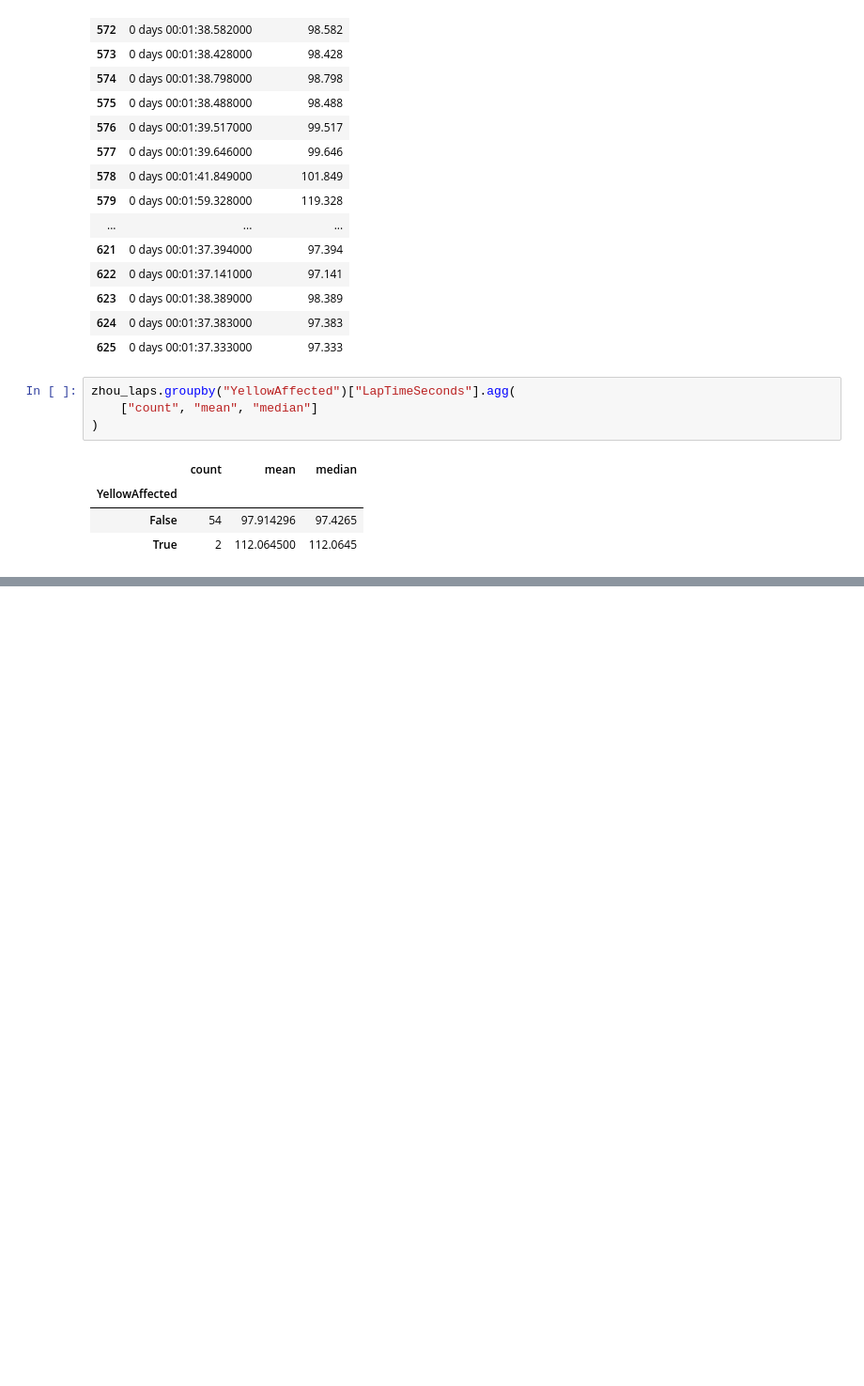
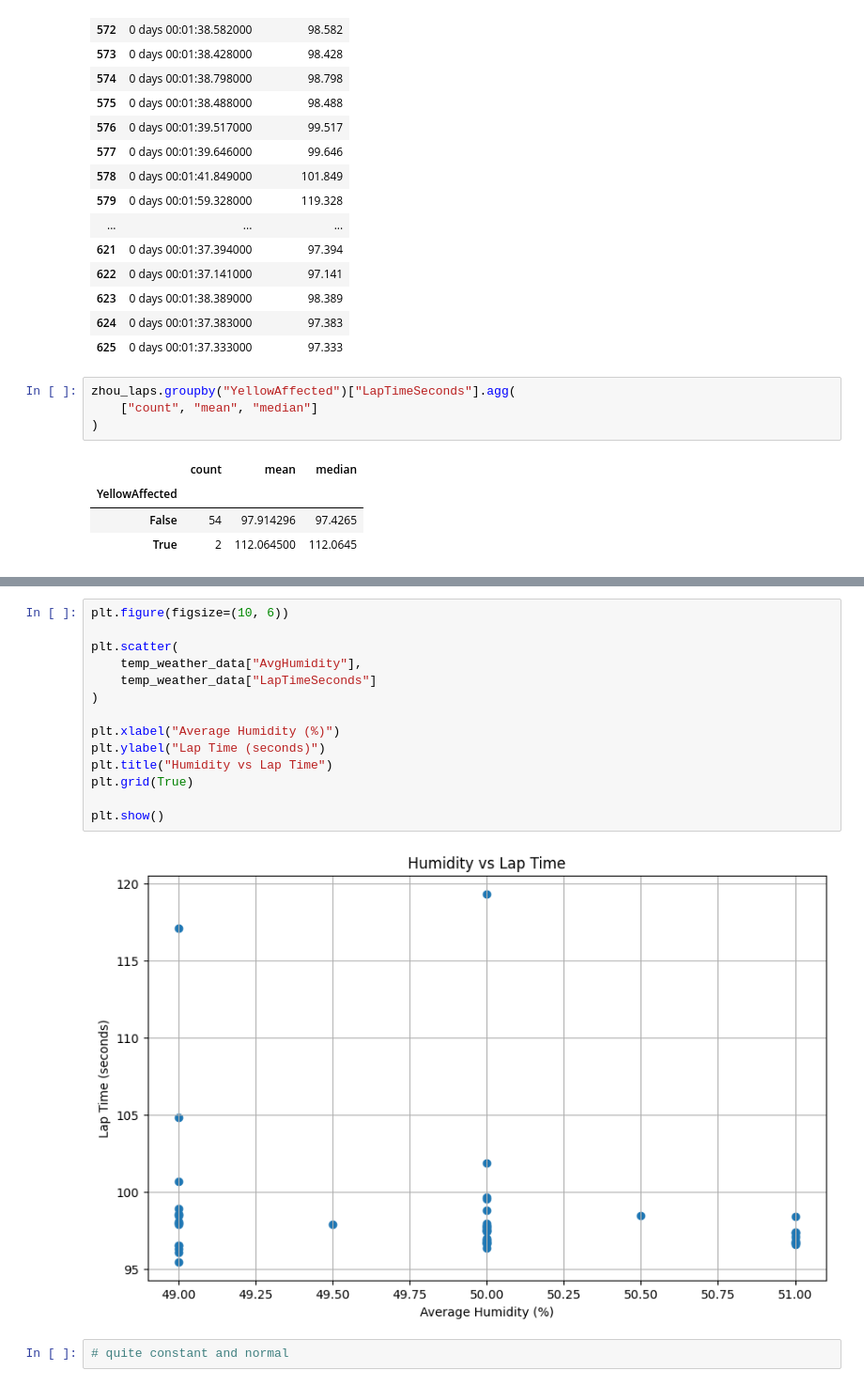
Before and after one commit to mohammedDhinojwala/f1-ai-race-strategy, a Jupyter notebook: notebooks/01_data_investigation.ipynb, the cells around one changed output, grey strips where cells are left out. Shown at 94% size. Cells and saved outputs as stored; diff of their text form; blank space fills up the shorter version.

```diff
--- a/notebooks/01_data_investigation.ipynb
+++ b/notebooks/01_data_investigation.ipynb
@@ -2062,0 +2243,18 @@ zhou_laps.groupby("YellowAffected")["LapTimeSeconds"].agg(
+# %%
+plt.figure(figsize=(10, 6))
+
+plt.scatter(
+    temp_weather_data["AvgHumidity"],
+    temp_weather_data["LapTimeSeconds"]
+)
+
+plt.xlabel("Average Humidity (%)")
+plt.ylabel("Lap Time (seconds)")
+plt.title("Humidity vs Lap Time")
+plt.grid(True)
+
+plt.show()
+# %% [output]
+[figure, added]
+# %%
+# quite constant and normal
```
Also changed, not shown: parts of 30 cells of this notebook.
